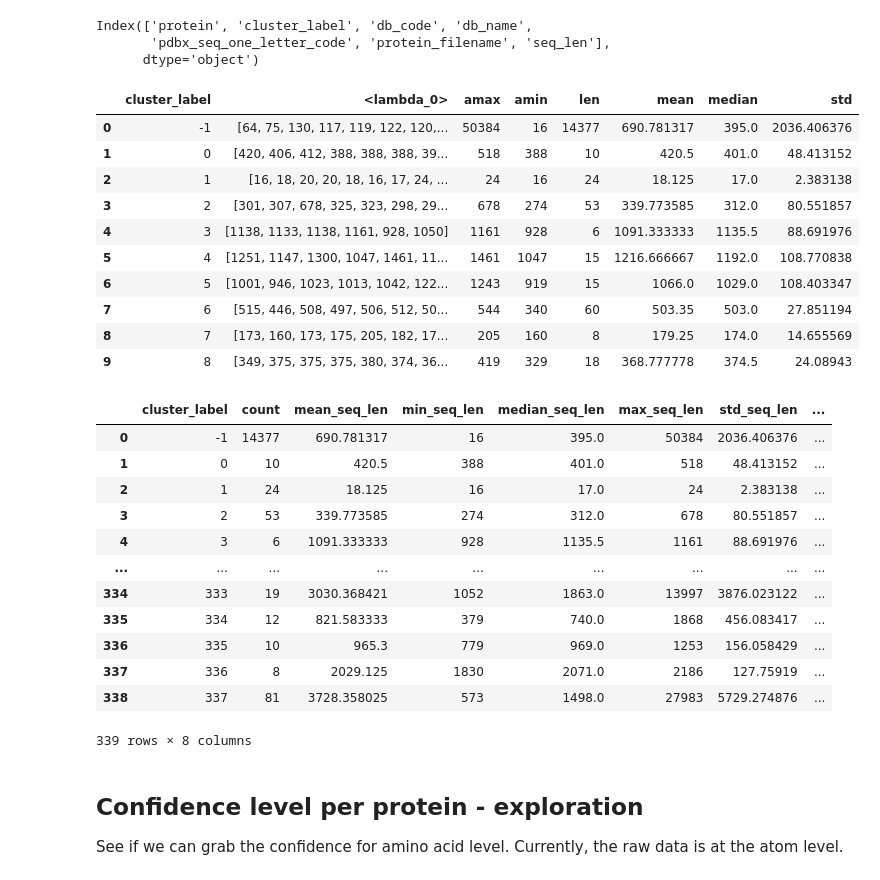
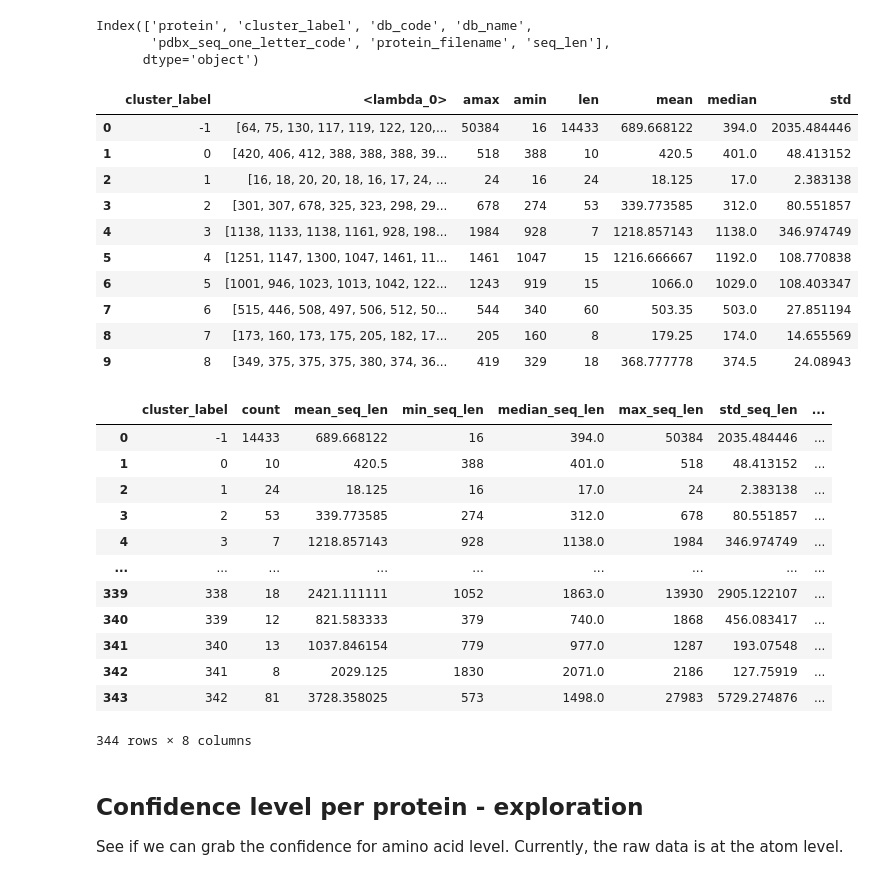
Before and after one commit to dptrsa-300/pss, a Jupyter notebook: Evaluate Cluster Outcome.ipynb, the cells around one changed output. Saved outputs shown, nothing was run; the diff lists cells and outputs as text; code cells hidden in the pictures.

```diff
--- a/Evaluate Cluster Outcome.ipynb
+++ b/Evaluate Cluster Outcome.ipynb
@@ -39,7 +39,7 @@ import importlib
 # Cluster model
 Let's do SeqVec + HDBSCAN
 # %%
-prefix = 'embeddings/SeqVec'
+prefix = 'embeddings/SeqVec/'
 keys = gcs.list_file_paths(prefix)[1:]
 # This is the list of file paths in gcs
 len(keys)
@@ -48,14 +48,2 @@ len(keys)
 # %%
-# Let me download one and play with it.
-sample_emb_pkl = gcs.download_pkl(gcs.uri_to_bucket_and_key(keys[0])[1])
+seqvec_df = gcs.download_pkl(gcs.uri_to_bucket_and_key(keys[0])[1])
-# %%
-seqvec_df = pd.DataFrame(columns = ['pdbx_db_accession', 'db_code', 'db_name', 'pdbx_seq_one_letter_code',
-       'protein_filename', 'protein_id', 'seqvec'])
-
-for key in keys:
-    sample_emb_pkl = gcs.download_pkl(gcs.uri_to_bucket_and_key(key)[1])
-    seqvec_df_key = pickle.load(io.BytesIO(sample_emb_pkl))
-
-    seqvec_df = seqvec_df.append(seqvec_df_key, ignore_index=True)
-
-seqvec_df.shape
@@ -192,9 +179,9 @@ Name: seq_len, dtype: float64
 update_clusters = clusters.set_index(["protein"])\
     .join(sequences.set_index(["protein_id"]),
           how='outer'
-         ).reset_index()[['index', 'cluster_label', 'db_code', 'db_name','pdbx_seq_one_letter_code', 'protein_filename', 'seq_len']]
+         ).reset_index()[['protein', 'cluster_label', 'db_code', 'db_name','pdbx_seq_one_letter_code', 'protein_filename', 'seq_len']]
 
-update_clusters=update_clusters.rename(columns={'index': "protein"})
+# update_clusters=update_clusters.rename(columns={'index': "protein"})
 # %%
 update_clusters.iloc[0:2]
 # %% [output]
@@ -217,14 +204,14 @@ cluster_stats = pd.pivot_table(update_clusters, values="seq_len",
                              aggfunc={"seq_len": [len, np.mean, np.std, np.min, np.median, np.max,
                                                  lambda x: list(x)]}).reset_index()
 
-cluster_stats[0:10]
+cluster_stats[0:3]
 # %% [output]
 |  | cluster_label | <lambda_0> | amax | amin | len | mean | median | std |
-| 0 | -1 | [64, 75, 130, 117, 119, 122, 120,... | 50384 | 16 | 14377 | 690.781317 | 395.0 | 2036.406376 |
+| 0 | -1 | [64, 75, 130, 117, 119, 122, 120,... | 50384 | 16 | 14433 | 689.668122 | 394.0 | 2035.484446 |
 | 1 | 0 | [420, 406, 412, 388, 388, 388, 39... | 518 | 388 | 10 | 420.5 | 401.0 | 48.413152 |
 | 2 | 1 | [16, 18, 20, 20, 18, 16, 17, 24, ... | 24 | 16 | 24 | 18.125 | 17.0 | 2.383138 |
 | 3 | 2 | [301, 307, 678, 325, 323, 298, 29... | 678 | 274 | 53 | 339.773585 | 312.0 | 80.551857 |
-| 4 | 3 | [1138, 1133, 1138, 1161, 928, 1050] | 1161 | 928 | 6 | 1091.333333 | 1135.5 | 88.691976 |
+| 4 | 3 | [1138, 1133, 1138, 1161, 928, 198... | 1984 | 928 | 7 | 1218.857143 | 1138.0 | 346.974749 |
 | 5 | 4 | [1251, 1147, 1300, 1047, 1461, 11... | 1461 | 1047 | 15 | 1216.666667 | 1192.0 | 108.770838 |
 | 6 | 5 | [1001, 946, 1023, 1013, 1042, 122... | 1243 | 919 | 15 | 1066.0 | 1029.0 | 108.403347 |
 | 7 | 6 | [515, 446, 508, 497, 506, 512, 50... | 544 | 340 | 60 | 503.35 | 503.0 | 27.851194 |
@@ -233,28 +220,28 @@ cluster_stats[0:10]
 # %%
 cluster_stats = cluster_stats.rename(columns={'<lambda_0>': "seq_len_arr",
                               'amax': "max_seq_len",
                               'amin': "min_seq_len",
                               'mean': "mean_seq_len",
                               'median': "median_seq_len",
                               'len': "count",
                               'std': "std_seq_len"})[['cluster_label', "count", 'mean_seq_len', 'min_seq_len',  'median_seq_len', 'max_seq_len',
        'std_seq_len','seq_len_arr']]
 
-cluster_stats
+cluster_stats[0:3]
 # %% [output]
 |  | cluster_label | count | mean_seq_len | min_seq_len | median_seq_len | max_seq_len | std_seq_len | ... |
-| 0 | -1 | 14377 | 690.781317 | 16 | 395.0 | 50384 | 2036.406376 | ... |
+| 0 | -1 | 14433 | 689.668122 | 16 | 394.0 | 50384 | 2035.484446 | ... |
 | 1 | 0 | 10 | 420.5 | 388 | 401.0 | 518 | 48.413152 | ... |
 | 2 | 1 | 24 | 18.125 | 16 | 17.0 | 24 | 2.383138 | ... |
 | 3 | 2 | 53 | 339.773585 | 274 | 312.0 | 678 | 80.551857 | ... |
-| 4 | 3 | 6 | 1091.333333 | 928 | 1135.5 | 1161 | 88.691976 | ... |
+| 4 | 3 | 7 | 1218.857143 | 928 | 1138.0 | 1984 | 346.974749 | ... |
 | ... | ... | ... | ... | ... | ... | ... | ... | ... |
-| 334 | 333 | 19 | 3030.368421 | 1052 | 1863.0 | 13997 | 3876.023122 | ... |
-| 335 | 334 | 12 | 821.583333 | 379 | 740.0 | 1868 | 456.083417 | ... |
-| 336 | 335 | 10 | 965.3 | 779 | 969.0 | 1253 | 156.058429 | ... |
-| 337 | 336 | 8 | 2029.125 | 1830 | 2071.0 | 2186 | 127.75919 | ... |
-| 338 | 337 | 81 | 3728.358025 | 573 | 1498.0 | 27983 | 5729.274876 | ... |
+| 339 | 338 | 18 | 2421.111111 | 1052 | 1863.0 | 13930 | 2905.122107 | ... |
+| 340 | 339 | 12 | 821.583333 | 379 | 740.0 | 1868 | 456.083417 | ... |
+| 341 | 340 | 13 | 1037.846154 | 779 | 977.0 | 1287 | 193.07548 | ... |
+| 342 | 341 | 8 | 2029.125 | 1830 | 2071.0 | 2186 | 127.75919 | ... |
+| 343 | 342 | 81 | 3728.358025 | 573 | 1498.0 | 27983 | 5729.274876 | ... |
-339 rows × 8 columns
+344 rows × 8 columns
 # %% [markdown]
 ## Confidence level per protein - exploration
 
```
Also changed, not shown: parts of 41 cells of this notebook, 1 other file.
